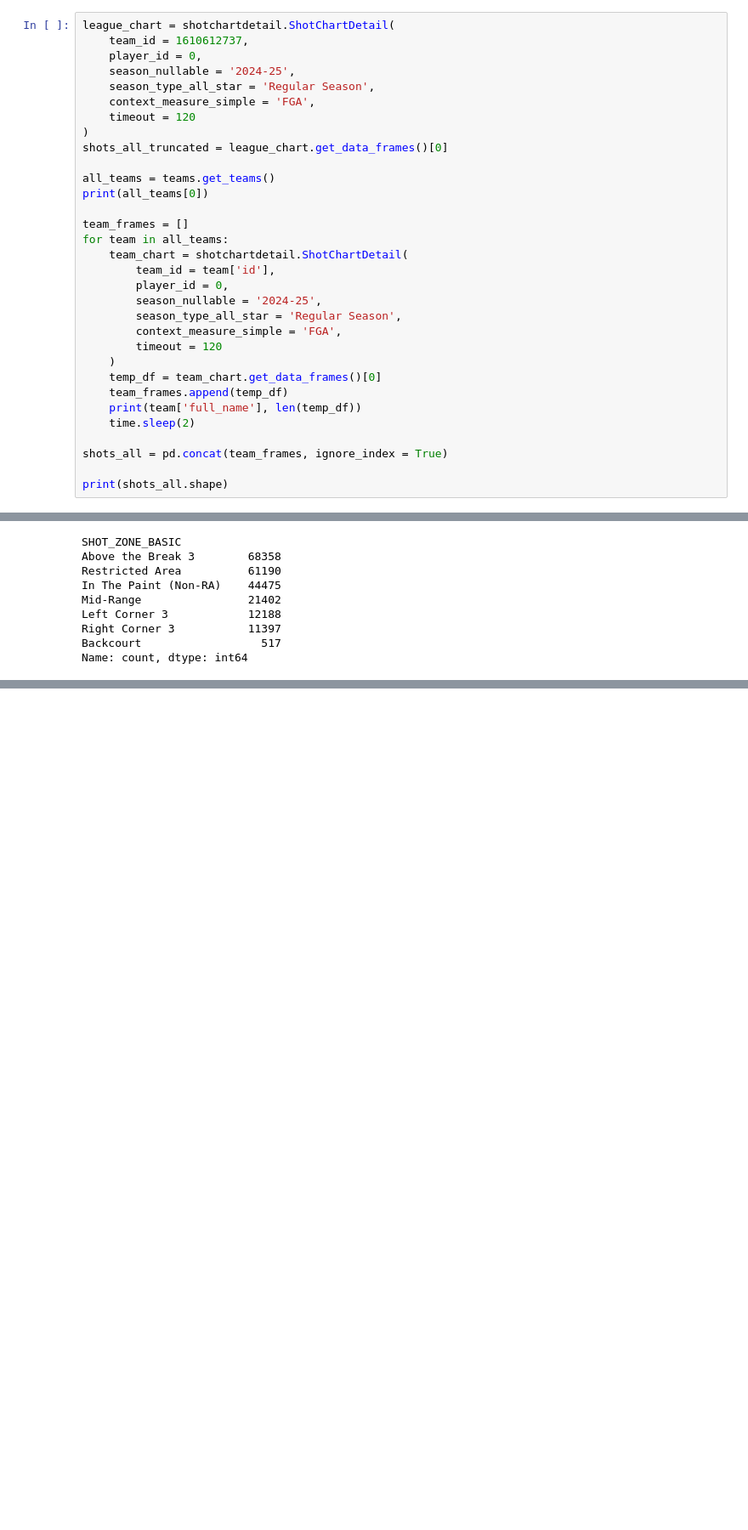
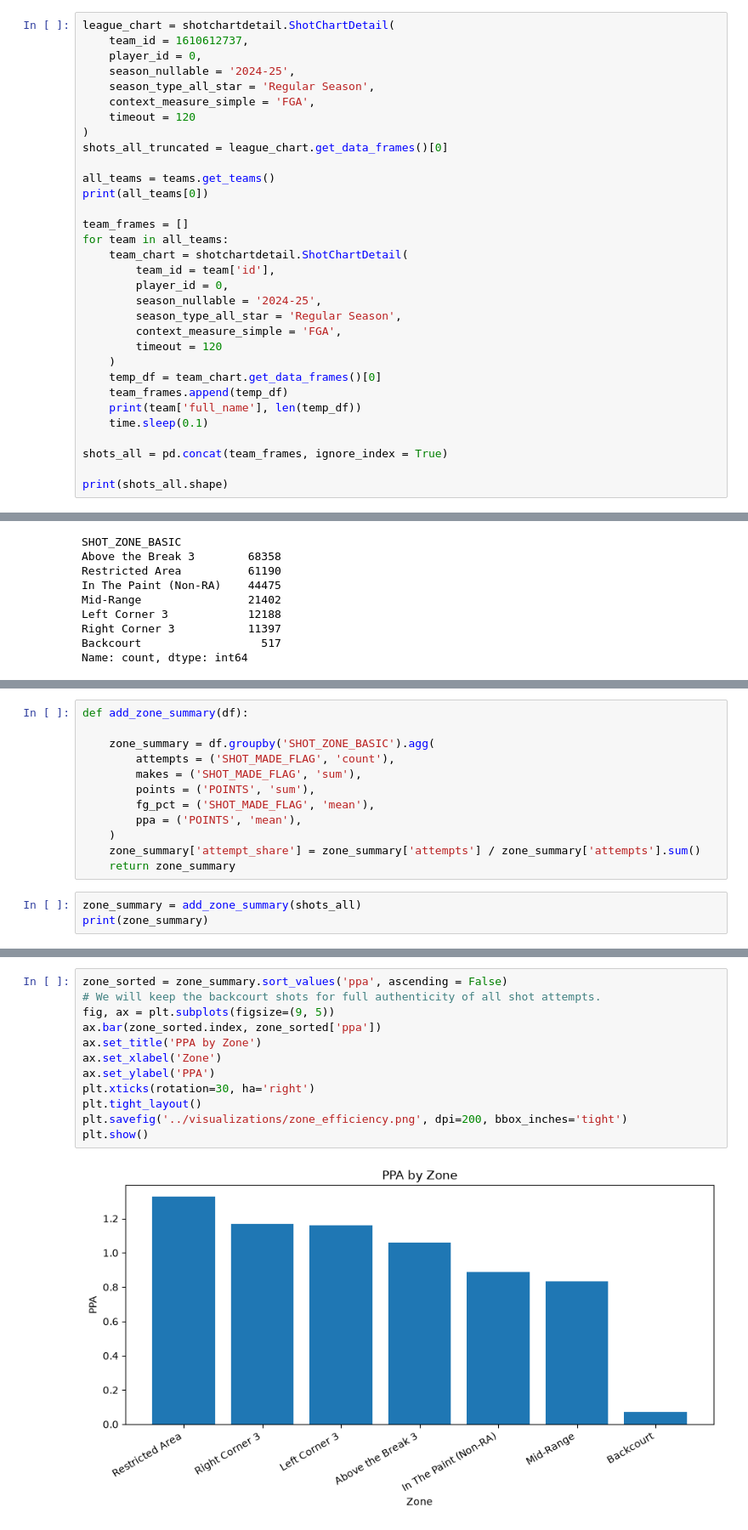
Before and after one commit to Pavan-Binwani/NBA-Shot-Selection-Analysis, a Jupyter notebook: notebooks/shot_analysis.ipynb, the cells around one changed output, grey strips where cells are left out. Shown at 85% size. Cells and saved outputs as stored; diff of their text form; blank space fills up the shorter version.

Commit message:
Add league-wide zone summary and PPA bar chart

```diff
--- a/notebooks/shot_analysis.ipynb
+++ b/notebooks/shot_analysis.ipynb
@@ -190,7 +191,7 @@ for team in all_teams:
     temp_df = team_chart.get_data_frames()[0]
     team_frames.append(temp_df)
     print(team['full_name'], len(temp_df))
-    time.sleep(2)
+    time.sleep(0.1)
 
 shots_all = pd.concat(team_frames, ignore_index = True)
 
@@ -272,0 +293,15 @@ Name: count, dtype: int64
+# %%
+def add_zone_summary(df):
+
+    zone_summary = df.groupby('SHOT_ZONE_BASIC').agg(
+        attempts = ('SHOT_MADE_FLAG', 'count'),
+        makes = ('SHOT_MADE_FLAG', 'sum'),
+        points = ('POINTS', 'sum'),
+        fg_pct = ('SHOT_MADE_FLAG', 'mean'),
+        ppa = ('POINTS', 'mean'),
+    )
+    zone_summary['attempt_share'] = zone_summary['attempts'] / zone_summary['attempts'].sum()
+    return zone_summary
+# %%
+zone_summary = add_zone_summary(shots_all)
+print(zone_summary)
@@ -272,0 +330,14 @@ Name: count, dtype: int64
+# %%
+zone_sorted = zone_summary.sort_values('ppa', ascending = False)
+# We will keep the backcourt shots for full authenticity of all shot attempts.
+fig, ax = plt.subplots(figsize=(9, 5))
+ax.bar(zone_sorted.index, zone_sorted['ppa'])
+ax.set_title('PPA by Zone')
+ax.set_xlabel('Zone')
+ax.set_ylabel('PPA')
+plt.xticks(rotation=30, ha='right')
+plt.tight_layout()
+plt.savefig('../visualizations/zone_efficiency.png', dpi=200, bbox_inches='tight')
+plt.show()
+# %% [output]
+[figure, added]
```
Also changed, not shown: parts of 5 cells of this notebook, 2 other files.
